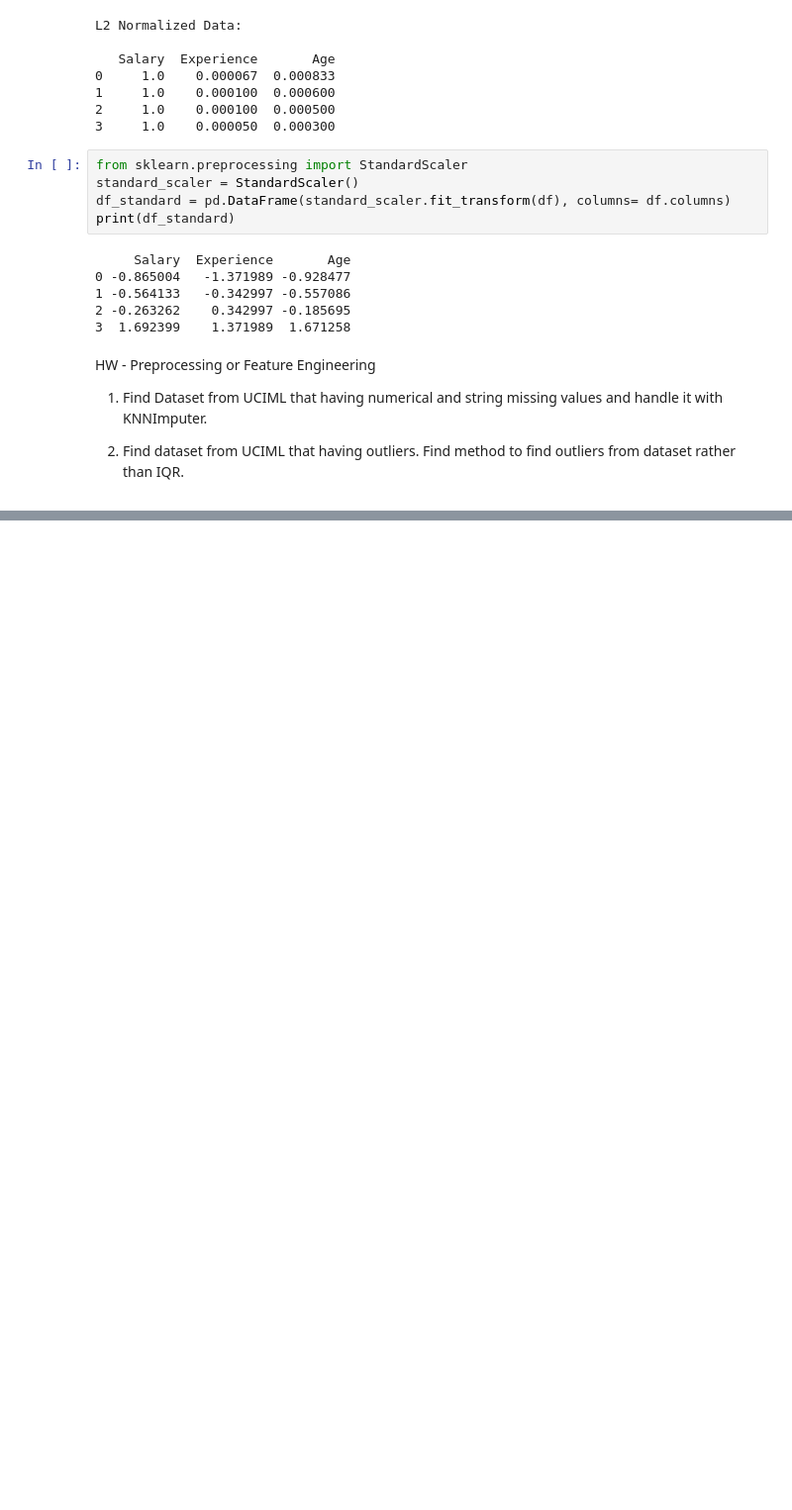
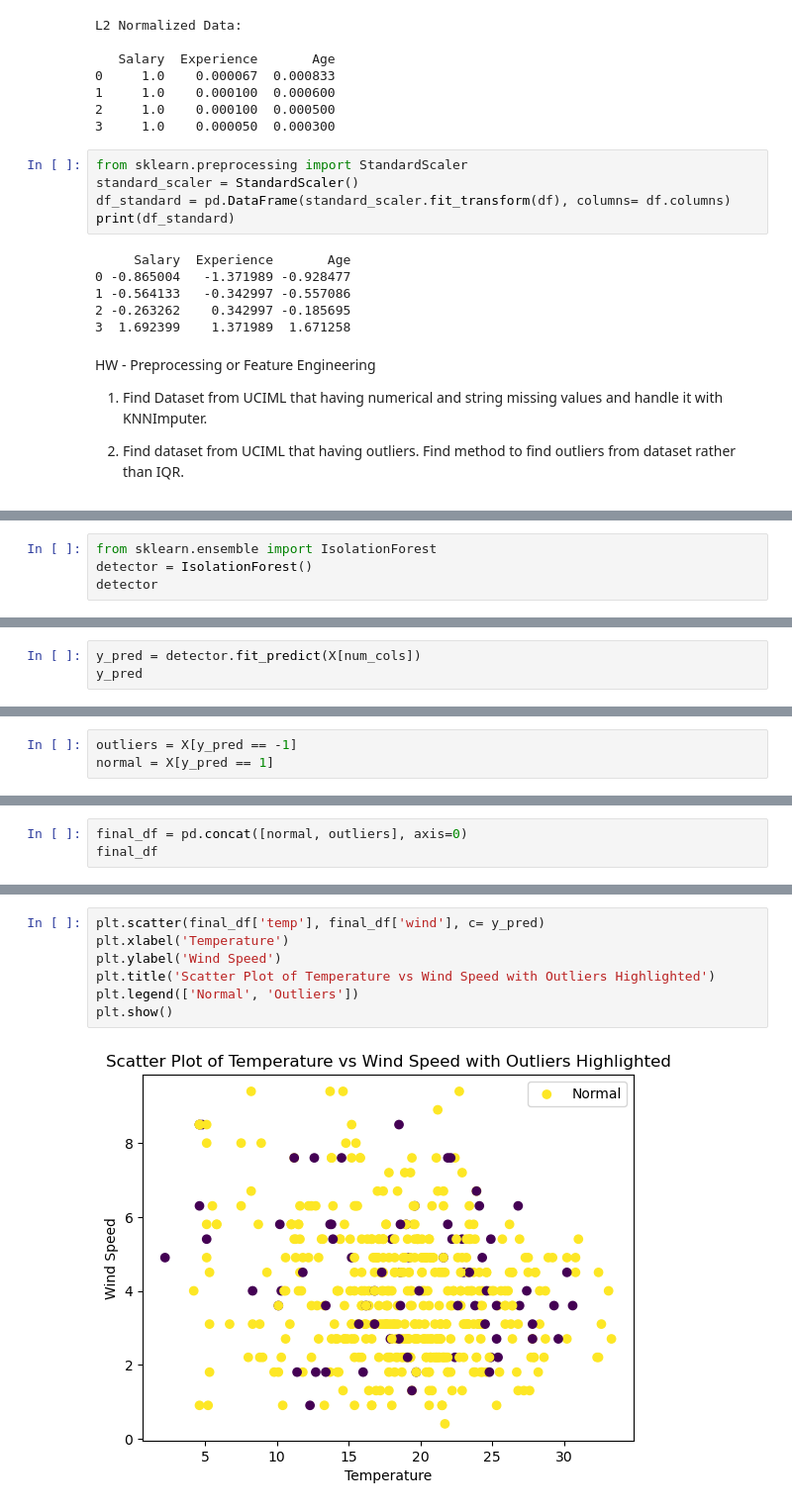
Before and after one commit to ydv-prince/ML-Practicals, a Jupyter notebook: workshop/preprocessing.ipynb, the cells around one changed output, grey strips where cells are left out. Shown at 99% size. Saved outputs shown, nothing was run; the diff lists cells and outputs as text; blank space fills up the shorter version.

Commit message:
Added missing value imputataion & outliers detection

```diff
--- a/workshop/preprocessing.ipynb
+++ b/workshop/preprocessing.ipynb
@@ -453,0 +608,4 @@ HW - Preprocessing or Feature Engineering
+# %%
+from sklearn.ensemble import IsolationForest
+detector = IsolationForest()
+detector
@@ -453,0 +614,3 @@ HW - Preprocessing or Feature Engineering
+# %%
+y_pred = detector.fit_predict(X[num_cols])
+y_pred
@@ -453,0 +635,3 @@ HW - Preprocessing or Feature Engineering
+# %%
+outliers = X[y_pred == -1]
+normal = X[y_pred == 1]
@@ -453,0 +684,3 @@ HW - Preprocessing or Feature Engineering
+# %%
+final_df = pd.concat([normal, outliers], axis=0)
+final_df
@@ -453,0 +701,9 @@ HW - Preprocessing or Feature Engineering
+# %%
+plt.scatter(final_df['temp'], final_df['wind'], c= y_pred)
+plt.xlabel('Temperature')
+plt.ylabel('Wind Speed')
+plt.title('Scatter Plot of Temperature vs Wind Speed with Outliers Highlighted')
+plt.legend(['Normal', 'Outliers'])
+plt.show()
+# %% [output]
+[figure, added]
```
Also changed, not shown: parts of 19 cells of this notebook.
